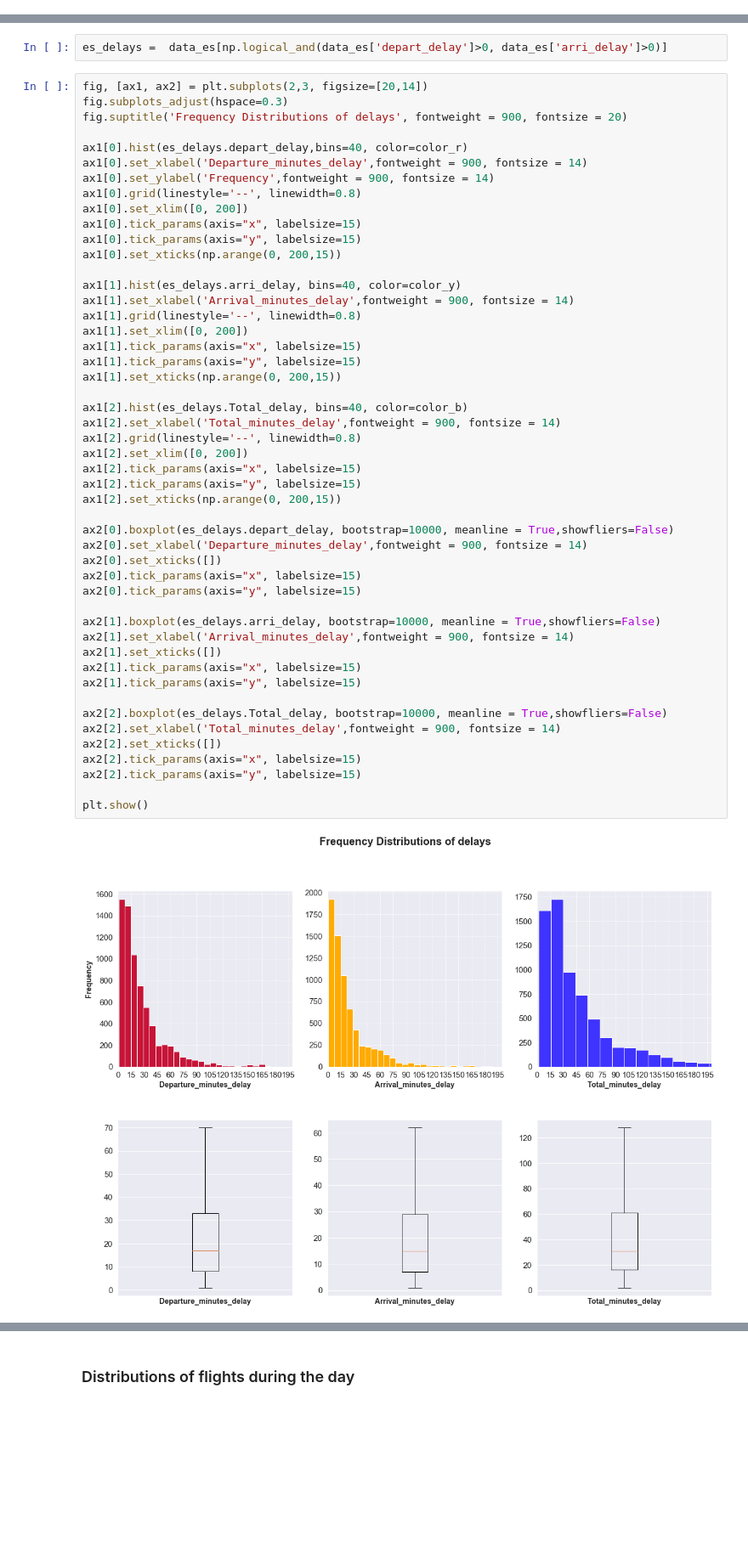
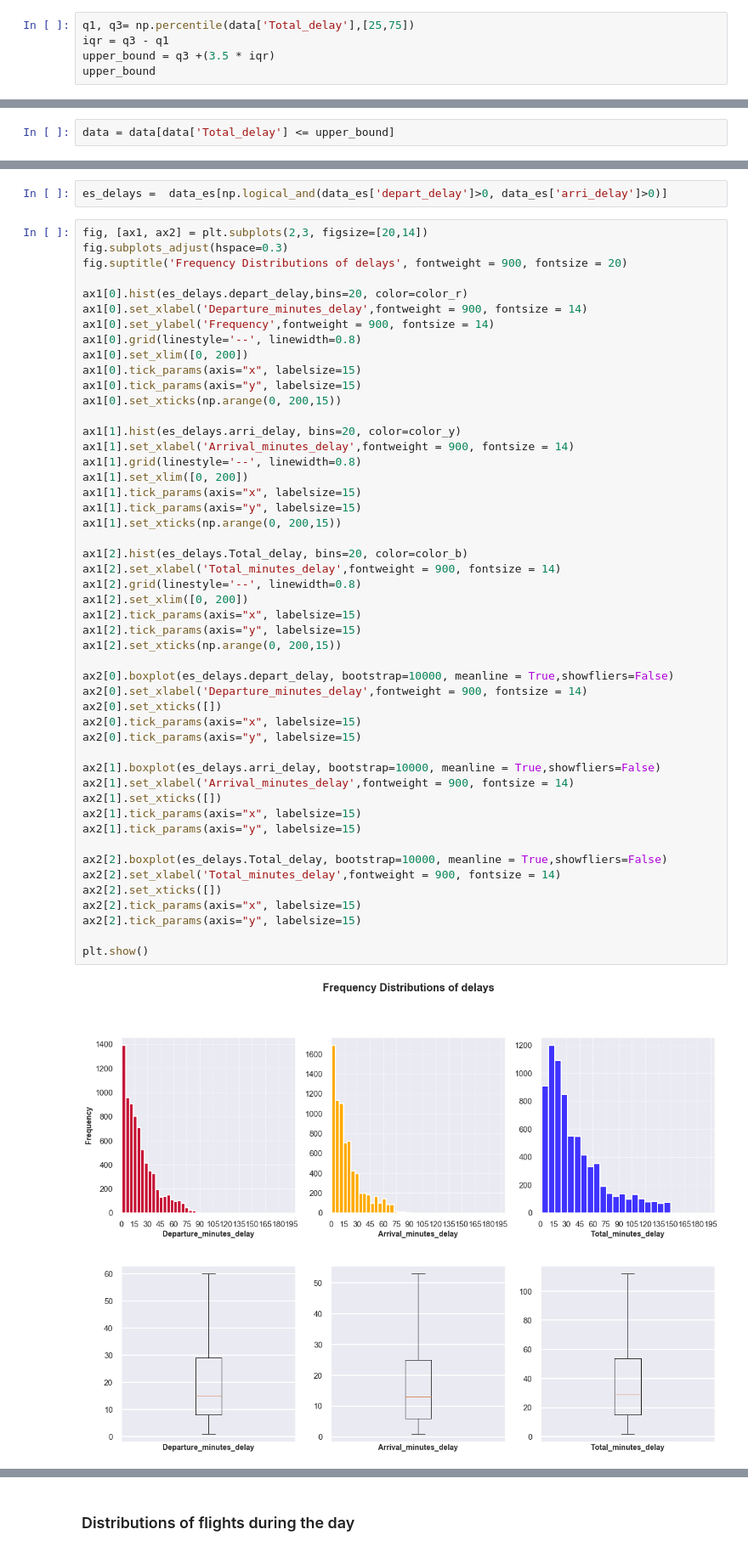
Before and after one commit to albertoabreu91/Airplanes_delay_project, a Jupyter notebook: your-project/Visalizations/Spain_visualizations.ipynb, the cells around one changed output, grey strips where cells are left out. Shown at 85% size. Drawn from its saved outputs; the diff is of its cells as text; blank space fills up the shorter version.

```diff
--- a/your-project/Visalizations/Spain_visualizations.ipynb
+++ b/your-project/Visalizations/Spain_visualizations.ipynb
@@ -68,0 +74,5 @@ data['Total_delay'] = data['depart_delay'] + data['arri_delay']
+# %%
+q1, q3= np.percentile(data['Total_delay'],[25,75])
+iqr = q3 - q1
+upper_bound = q3 +(3.5 * iqr)
+upper_bound
@@ -69,3 +81,5 @@ data['Total_delay'] = data['depart_delay'] + data['arri_delay']
+# %%
+data = data[data['Total_delay'] <= upper_bound]
 # %%
 data.head()
 # %% [output]
@@ -101,7 +115,7 @@ fig, [ax1, ax2] = plt.subplots(2,3, figsize=[20,14])
 fig.subplots_adjust(hspace=0.3)
 fig.suptitle('Frequency Distributions of delays', fontweight = 900, fontsize = 20)
 
-ax1[0].hist(es_delays.depart_delay,bins=40, color=color_r)
+ax1[0].hist(es_delays.depart_delay,bins=20, color=color_r)
 ax1[0].set_xlabel('Departure_minutes_delay',fontweight = 900, fontsize = 14)
 ax1[0].set_ylabel('Frequency',fontweight = 900, fontsize = 14)
 ax1[0].grid(linestyle='--', linewidth=0.8)
@@ -110,7 +124,7 @@ ax1[0].tick_params(axis="x", labelsize=15)
 ax1[0].tick_params(axis="y", labelsize=15)
 ax1[0].set_xticks(np.arange(0, 200,15))
 
-ax1[1].hist(es_delays.arri_delay, bins=40, color=color_y)
+ax1[1].hist(es_delays.arri_delay, bins=20, color=color_y)
 ax1[1].set_xlabel('Arrival_minutes_delay',fontweight = 900, fontsize = 14)
 ax1[1].grid(linestyle='--', linewidth=0.8)
 ax1[1].set_xlim([0, 200])
@@ -118,35 +132,35 @@ ax1[1].tick_params(axis="x", labelsize=15)
 ax1[1].tick_params(axis="y", labelsize=15)
 ax1[1].set_xticks(np.arange(0, 200,15))
 
-ax1[2].hist(es_delays.Total_delay, bins=40, color=color_b)
+ax1[2].hist(es_delays.Total_delay, bins=20, color=color_b)
 ax1[2].set_xlabel('Total_minutes_delay',fontweight = 900, fontsize = 14)
 ax1[2].grid(linestyle='--', linewidth=0.8)
 ax1[2].set_xlim([0, 200])
 ax1[2].tick_params(axis="x", labelsize=15)
 ax1[2].tick_params(axis="y", labelsize=15)
 ax1[2].set_xticks(np.arange(0, 200,15))
 
 ax2[0].boxplot(es_delays.depart_delay, bootstrap=10000, meanline = True,showfliers=False)
 ax2[0].set_xlabel('Departure_minutes_delay',fontweight = 900, fontsize = 14)
 ax2[0].set_xticks([])
 ax2[0].tick_params(axis="x", labelsize=15)
 ax2[0].tick_params(axis="y", labelsize=15)
 
 ax2[1].boxplot(es_delays.arri_delay, bootstrap=10000, meanline = True,showfliers=False)
 ax2[1].set_xlabel('Arrival_minutes_delay',fontweight = 900, fontsize = 14)
 ax2[1].set_xticks([])
 ax2[1].tick_params(axis="x", labelsize=15)
 ax2[1].tick_params(axis="y", labelsize=15)
 
 ax2[2].boxplot(es_delays.Total_delay, bootstrap=10000, meanline = True,showfliers=False)
 ax2[2].set_xlabel('Total_minutes_delay',fontweight = 900, fontsize = 14)
 ax2[2].set_xticks([])
 ax2[2].tick_params(axis="x", labelsize=15)
 ax2[2].tick_params(axis="y", labelsize=15)
 
 plt.show()
 # %% [output]
-[figure, old version]
+[figure, new version]
 # %%
 es_delays.describe()
 # %% [output]
```
Also changed, not shown: parts of 13 cells of this notebook, 2 other files.
